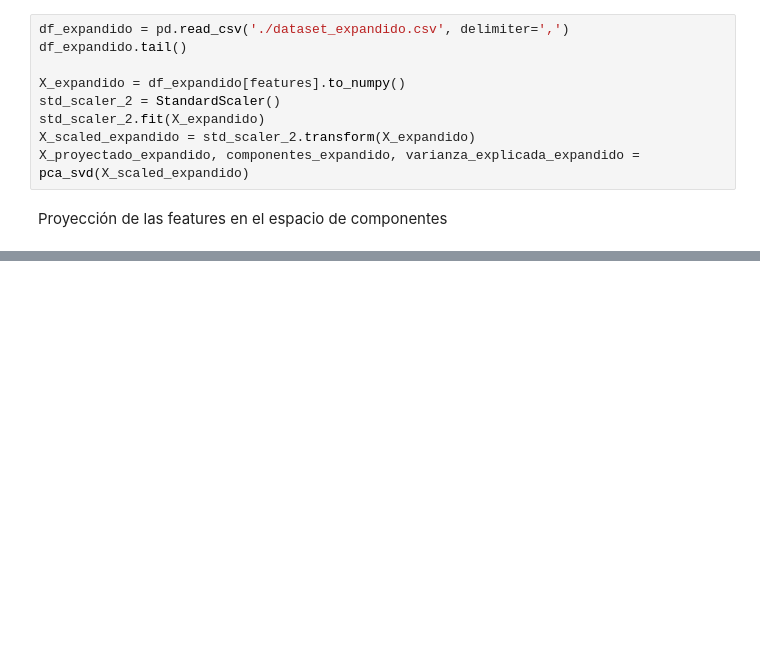
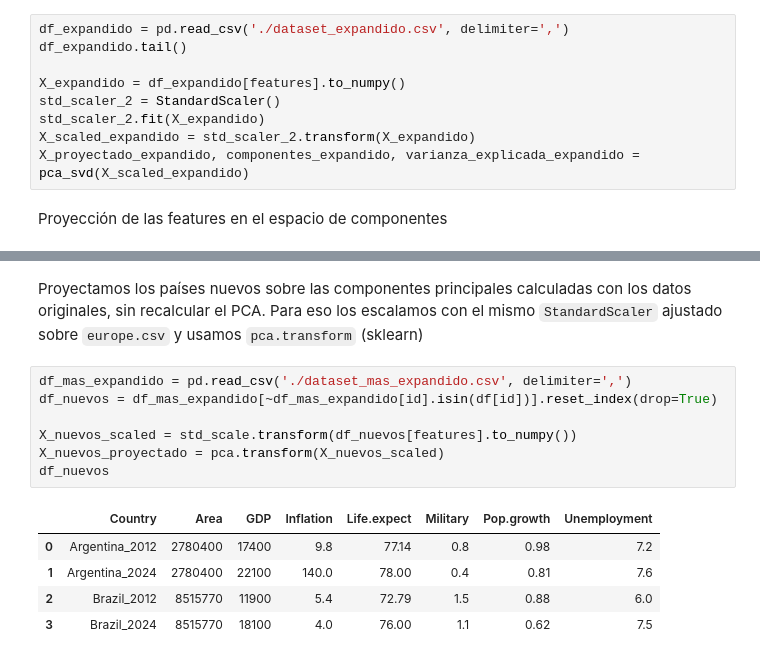
Before and after one commit to JulianDamelamia/guia_pca, a Jupyter notebook: actividad_2_3.ipynb, the cells around one changed output, grey strips where cells are left out. Saved outputs shown, nothing was run; the diff lists cells and outputs as text; blank space fills up the shorter version.

```diff
--- a/actividad_2_3.ipynb
+++ b/actividad_2_3.ipynb
@@ -286,0 +287,15 @@ plt.show()
+# %% [markdown]
+Proyectamos los países nuevos sobre las componentes principales calculadas con los datos originales, sin recalcular el PCA. Para eso los escalamos con el mismo `StandardScaler` ajustado sobre `europe.csv` y usamos `pca.transform` (sklearn)
+# %%
+df_mas_expandido = pd.read_csv('./dataset_mas_expandido.csv', delimiter=',')
+df_nuevos = df_mas_expandido[~df_mas_expandido[id].isin(df[id])].reset_index(drop=True)
+
+X_nuevos_scaled = std_scale.transform(df_nuevos[features].to_numpy())
+X_nuevos_proyectado = pca.transform(X_nuevos_scaled)
+df_nuevos
+# %% [output]
+|  | Country | Area | GDP | Inflation | Life.expect | Military | Pop.growth | Unemployment |
+| 0 | Argentina_2012 | 2780400 | 17400 | 9.8 | 77.14 | 0.8 | 0.98 | 7.2 |
+| 1 | Argentina_2024 | 2780400 | 22100 | 140.0 | 78.00 | 0.4 | 0.81 | 7.6 |
+| 2 | Brazil_2012 | 8515770 | 11900 | 5.4 | 72.79 | 1.5 | 0.88 | 6.0 |
+| 3 | Brazil_2024 | 8515770 | 18100 | 4.0 | 76.00 | 1.1 | 0.62 | 7.5 |
```
Also changed, not shown: parts of 12 cells of this notebook.
